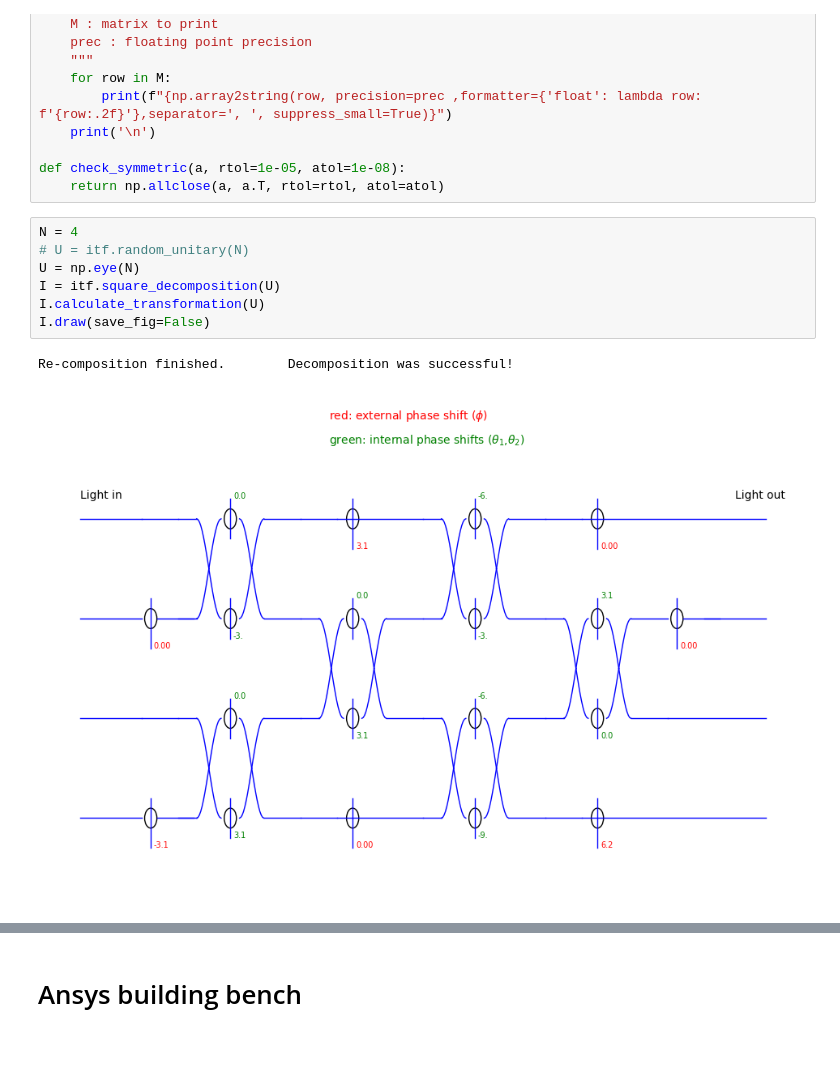
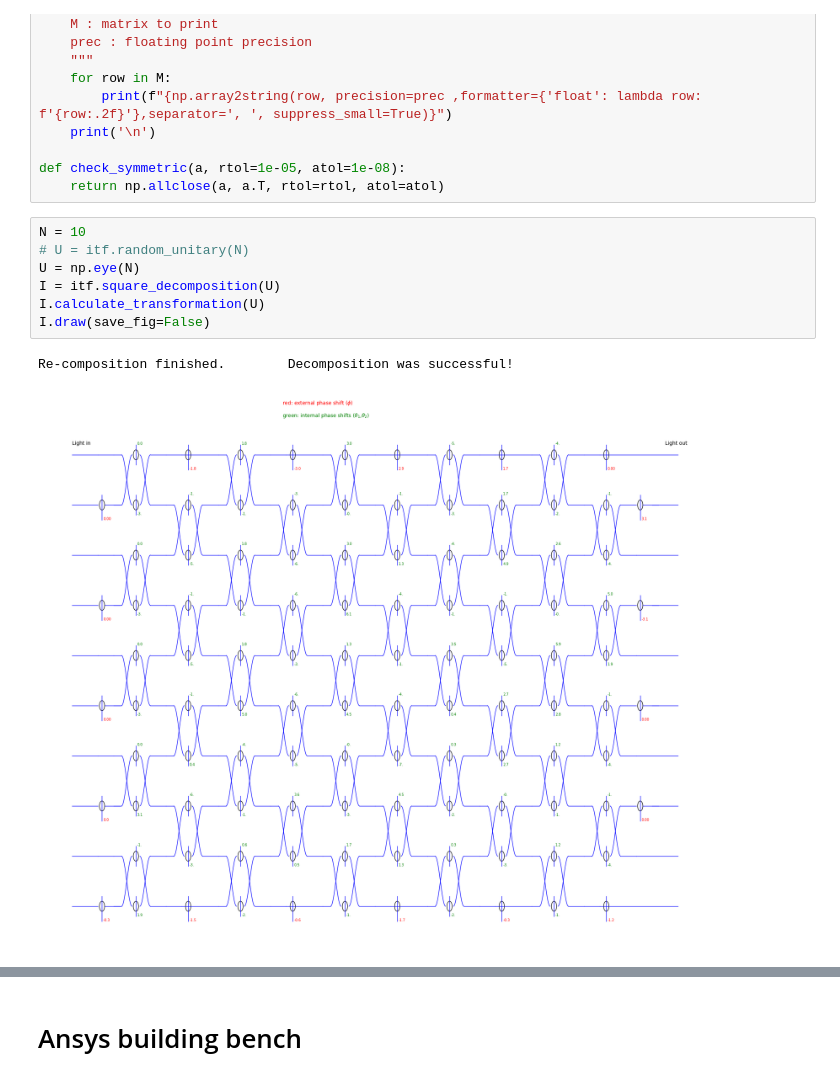
Before and after one commit to Szyli/Bell-decomposition, a Jupyter notebook: test_sMZI.ipynb, the cells around one changed output, grey strips where cells are left out. Drawn from its saved outputs; the diff is of its cells as text; blank space fills up the shorter version.

```diff
--- a/test_sMZI.ipynb
+++ b/test_sMZI.ipynb
@@ -450,13 +450,13 @@ def print_matrix(M: np.ndarray, prec: int=2):
 def check_symmetric(a, rtol=1e-05, atol=1e-08):
     return np.allclose(a, a.T, rtol=rtol, atol=atol)
 # %%
-N = 4
+N = 10
 # U = itf.random_unitary(N)
 U = np.eye(N)
 I = itf.square_decomposition(U)
 I.calculate_transformation(U)
 I.draw(save_fig=False)
 # %% [output]
 Re-composition finished.        Decomposition was successful!
-[figure, old version]
+[figure, new version]
 # %%
```
Also changed, not shown: parts of 25 cells of this notebook, 1 other file.
